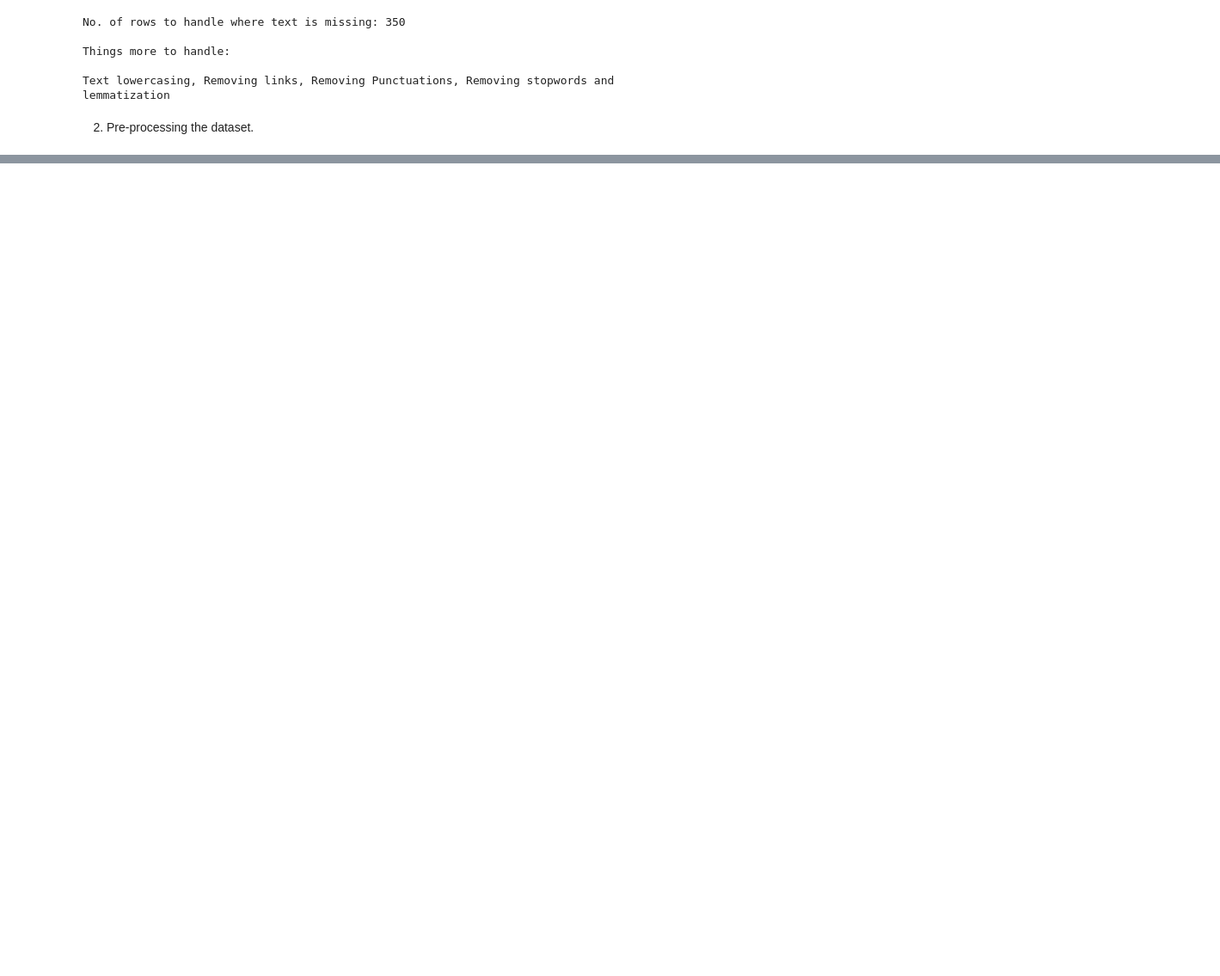
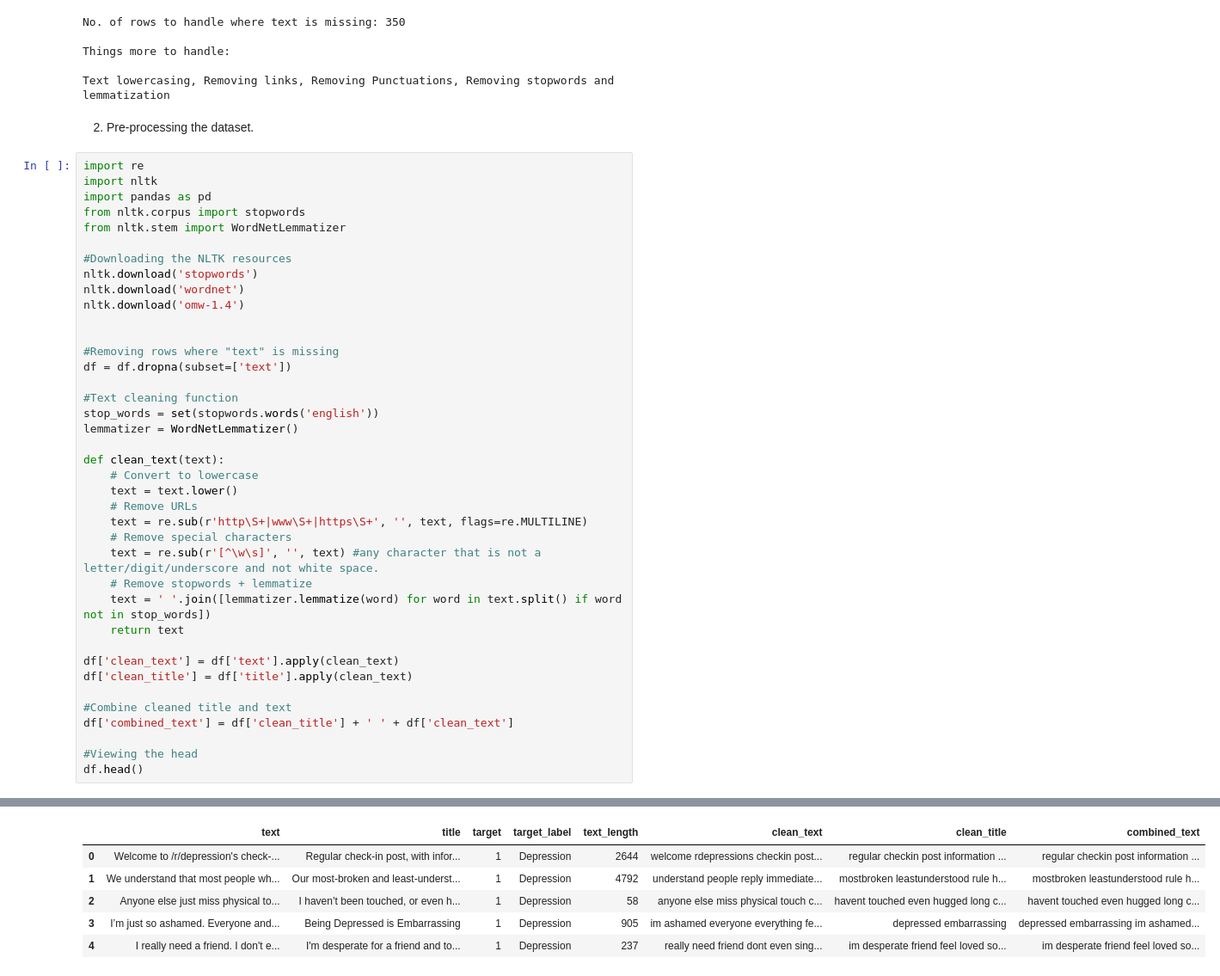
Before and after one commit to zurii-07/MindScope-AI-Powered-Mental-Wellness-Assistant, a Jupyter notebook: Reddit_Mental_Health_Dataset.ipynb, the cells around one changed output, grey strips where cells are left out. Shown at 86% size. Cells and saved outputs as stored; diff of their text form; blank space fills up the shorter version.

Commit message:
Data preprocessing - dropping unnecessary columns, cleaning using nltk.

```diff
--- a/Reddit_Mental_Health_Dataset.ipynb
+++ b/Reddit_Mental_Health_Dataset.ipynb
@@ -145,3 +145,43 @@ Things more to handle:
 Text lowercasing, Removing links, Removing Punctuations, Removing stopwords and lemmatization
 # %% [markdown]
 02. Pre-processing the dataset.
+# %%
+import re
+import nltk
+import pandas as pd
+from nltk.corpus import stopwords
+from nltk.stem import WordNetLemmatizer
+
+#Downloading the NLTK resources
+nltk.download('stopwords')
+nltk.download('wordnet')
+nltk.download('omw-1.4')
+
+
+#Removing rows where "text" is missing
+df = df.dropna(subset=['text'])
+
+#Text cleaning function
+stop_words = set(stopwords.words('english'))
+lemmatizer = WordNetLemmatizer()
+
+def clean_text(text):
+    # Convert to lowercase
+    text = text.lower()
+    # Remove URLs
+    text = re.sub(r'http\S+|www\S+|https\S+', '', text, flags=re.MULTILINE)
+    # Remove special characters
+    text = re.sub(r'[^\w\s]', '', text) #any character that is not a letter/digit/underscore and not white space.
+    # Remove stopwords + lemmatize
+    text = ' '.join([lemmatizer.lemmatize(word) for word in text.split() if word not in stop_words])
+    return text
+
+df['clean_text'] = df['text'].apply(clean_text)
+df['clean_title'] = df['title'].apply(clean_text)
+
+#Combine cleaned title and text
+df['combined_text'] = df['clean_title'] + ' ' + df['clean_text']
+
+#Viewing the head
+df.head()
+# %% [output]
@@ -147,0 +194,6 @@ Text lowercasing, Removing links, Removing Punctuations, Removing stopwords and
+|  | text | title | target | target_label | text_length | clean_text | clean_title | combined_text |
+| 0 | Welcome to /r/depression's check-... | Regular check-in post, with infor... | 1 | Depression | 2644 | welcome rdepressions checkin post... | regular checkin post information ... | regular checkin post information ... |
+| 1 | We understand that most people wh... | Our most-broken and least-underst... | 1 | Depression | 4792 | understand people reply immediate... | mostbroken leastunderstood rule h... | mostbroken leastunderstood rule h... |
+| 2 | Anyone else just miss physical to... | I haven’t been touched, or even h... | 1 | Depression | 58 | anyone else miss physical touch c... | havent touched even hugged long c... | havent touched even hugged long c... |
+| 3 | I’m just so ashamed. Everyone and... | Being Depressed is Embarrassing | 1 | Depression | 905 | im ashamed everyone everything fe... | depressed embarrassing | depressed embarrassing im ashamed... |
+| 4 | I really need a friend. I don't e... | I'm desperate for a friend and to... | 1 | Depression | 237 | really need friend dont even sing... | im desperate friend feel loved so... | im desperate friend feel loved so... |
```
Also changed, not shown: parts of 3 cells of this notebook.
